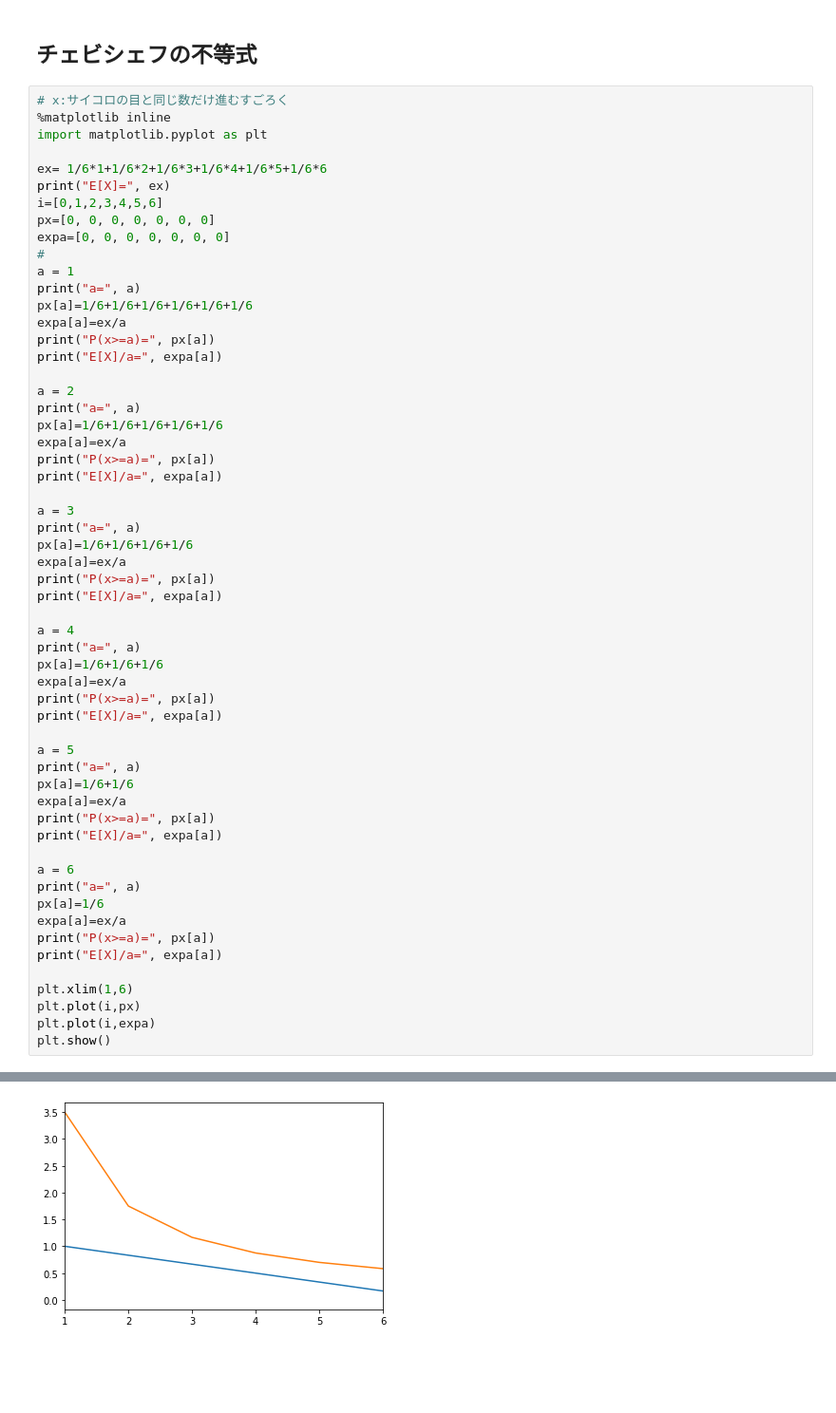
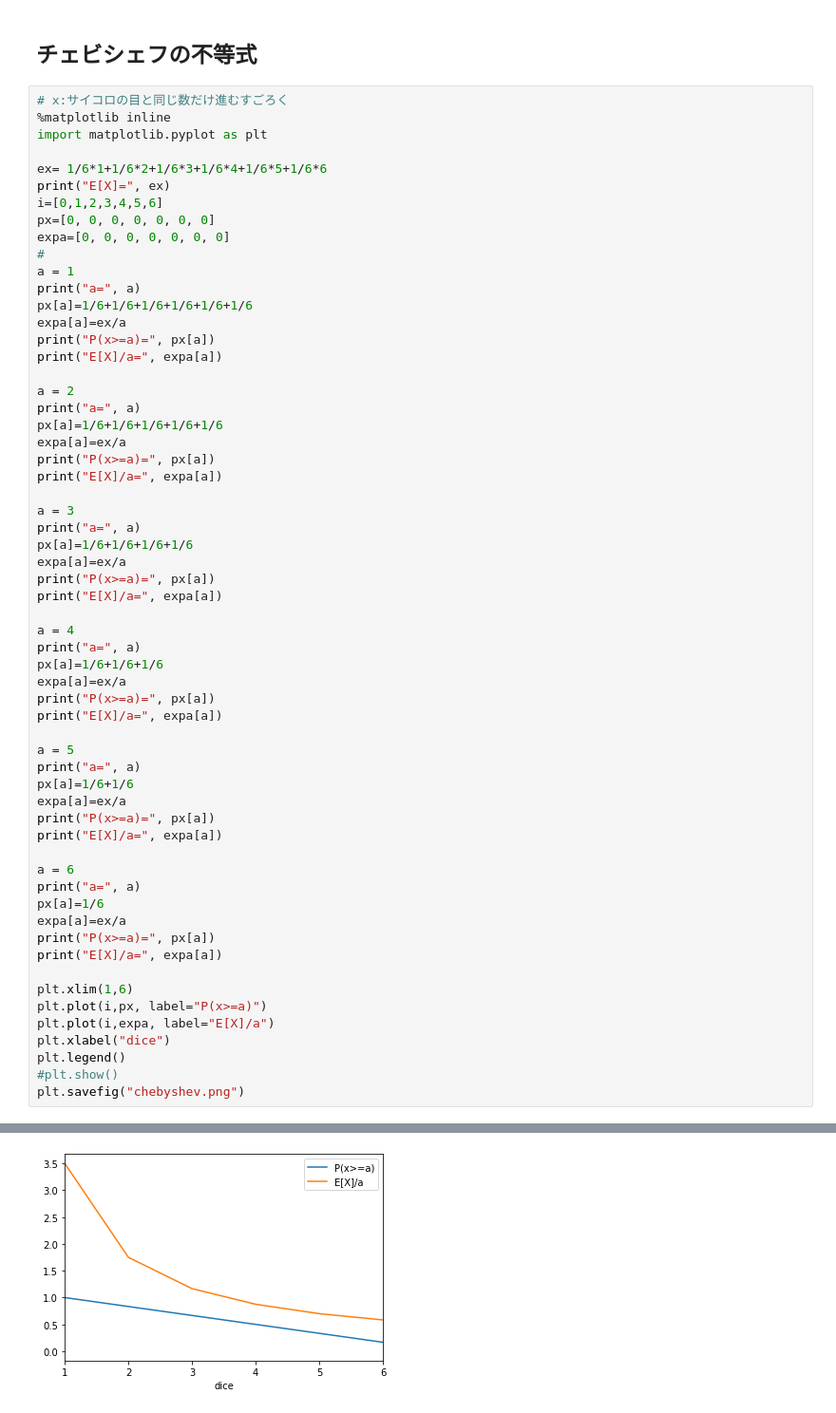
Before and after one commit to ysuzuki29/Class-InformationTheory, a Jupyter notebook: InformationTheory04.ipynb, the cells around one changed output, grey strips where cells are left out. Shown: that part at 95% size. Saved outputs shown, nothing was run; the diff lists cells and outputs as text; blank space fills up the shorter version.

Commit message:
chebyshevの変更と追加

```diff
--- a/InformationTheory04.ipynb
+++ b/InformationTheory04.ipynb
@@ -113,34 +113,37 @@ print("P(x>=a)=", px[a])
 print("E[X]/a=", expa[a])
 
 a = 6
 print("a=", a)
 px[a]=1/6
 expa[a]=ex/a
 print("P(x>=a)=", px[a])
 print("E[X]/a=", expa[a])
 
 plt.xlim(1,6)
-plt.plot(i,px)
-plt.plot(i,expa)
-plt.show()
+plt.plot(i,px, label="P(x>=a)")
+plt.plot(i,expa, label="E[X]/a")
+plt.xlabel("dice")
+plt.legend()
+#plt.show()
+plt.savefig("chebyshev.png")
 # %% [output]
 E[X]= 3.5
 a= 1
 P(x>=a)= 0.9999999999999999
 E[X]/a= 3.5
 a= 2
 P(x>=a)= 0.8333333333333333
 E[X]/a= 1.75
 a= 3
 P(x>=a)= 0.6666666666666666
 E[X]/a= 1.1666666666666667
 a= 4
 P(x>=a)= 0.5
 E[X]/a= 0.875
 a= 5
 P(x>=a)= 0.3333333333333333
 E[X]/a= 0.7
 a= 6
 P(x>=a)= 0.16666666666666666
 E[X]/a= 0.5833333333333334
-[figure, old version]
+[figure, new version]
```
Also changed, not shown: parts of 1 cell of this notebook.
